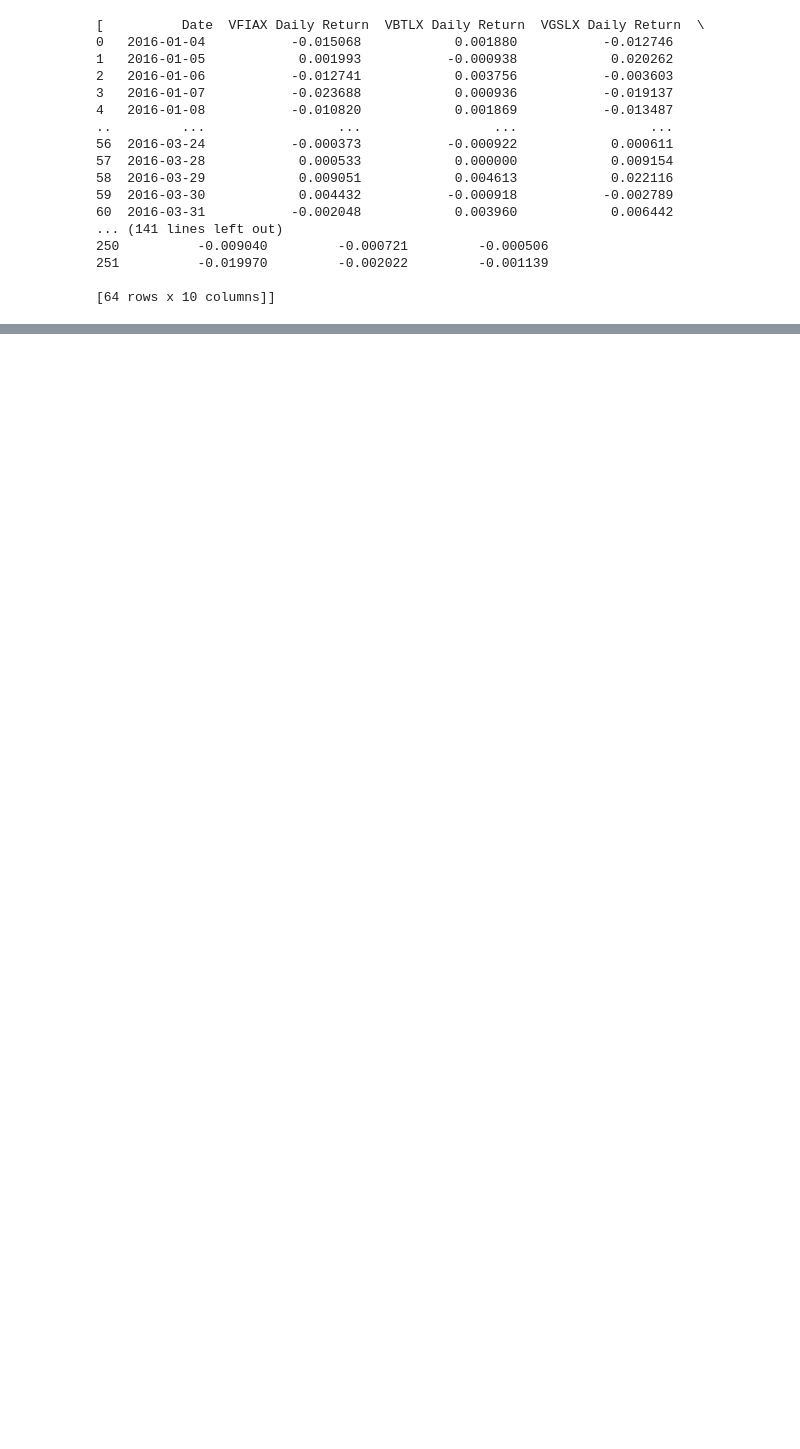
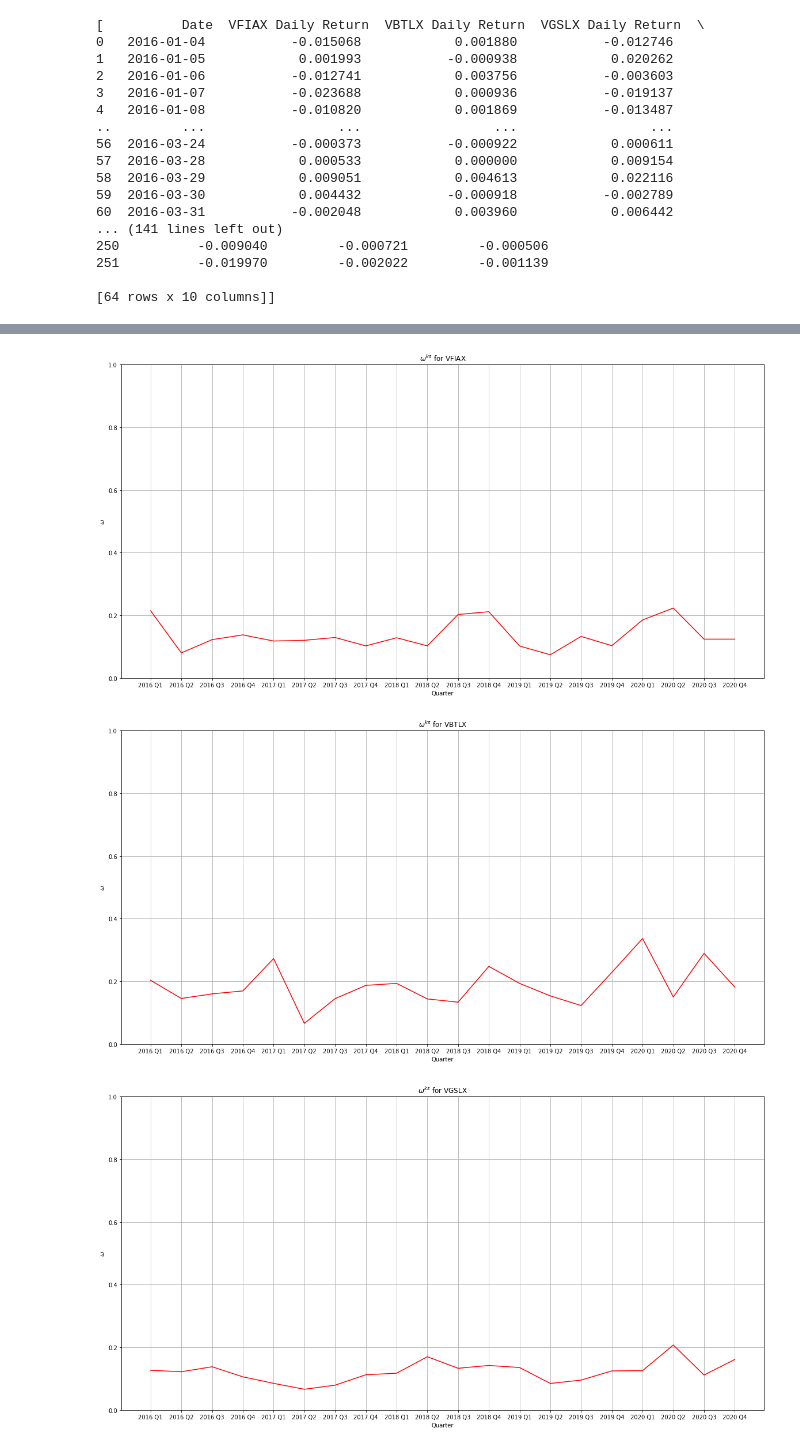
Before and after one commit to kwch3693/AMSC-Project-2, a Jupyter notebook: TeamHomework5.ipynb, the cells around one changed output, grey strips where cells are left out. Saved outputs shown, nothing was run; the diff lists cells and outputs as text; code cells hidden in the pictures; blank space fills up the shorter version.

```diff
--- a/TeamHomework5.ipynb
+++ b/TeamHomework5.ipynb
@@ -110,0 +189,33 @@ print(splitYearToQuarters(rollingQuarterData[0]))
+# %%
+from scipy import stats
+
+for asset_num, asset in enumerate(returns.columns):
+    cur_asset = returns[asset]
+    plt.figure(num=asset_num, figsize=(20,10))
+
+    x_labels = []
+    ks_values = []
+
+    for (year_start, year_end) in years:
+        cur_year = year_start[:4]
+        cur_year_returns = cur_asset[year_start:year_end]
+
+        for quarter_index, (q_start, q_end) in enumerate(quarters):
+
+            cur_quarter_returns = cur_asset[cur_year + q_start:cur_year + q_end]
+            other_quarter_returns = cur_year_returns.drop(cur_quarter_returns.index)
+
+            x_labels.append(cur_year + ' Q' + str(quarter_index+1))
+            ks_values.append(stats.ks_2samp(cur_quarter_returns, other_quarter_returns)[0])
+
+    plt.plot(x_labels, ks_values, 'r')
+    plt.title('$\omega^{ks}$ for ' + asset)
+    plt.ylabel('$\omega$')
+    plt.xlabel('Quarter')
+    plt.ylim((0,1))
+    plt.grid()
+    plt.show()
+# %% [output]
+[figure, added]
+[figure, added]
+[figure, added]
```
Also changed, not shown: parts of 5 cells of this notebook.
